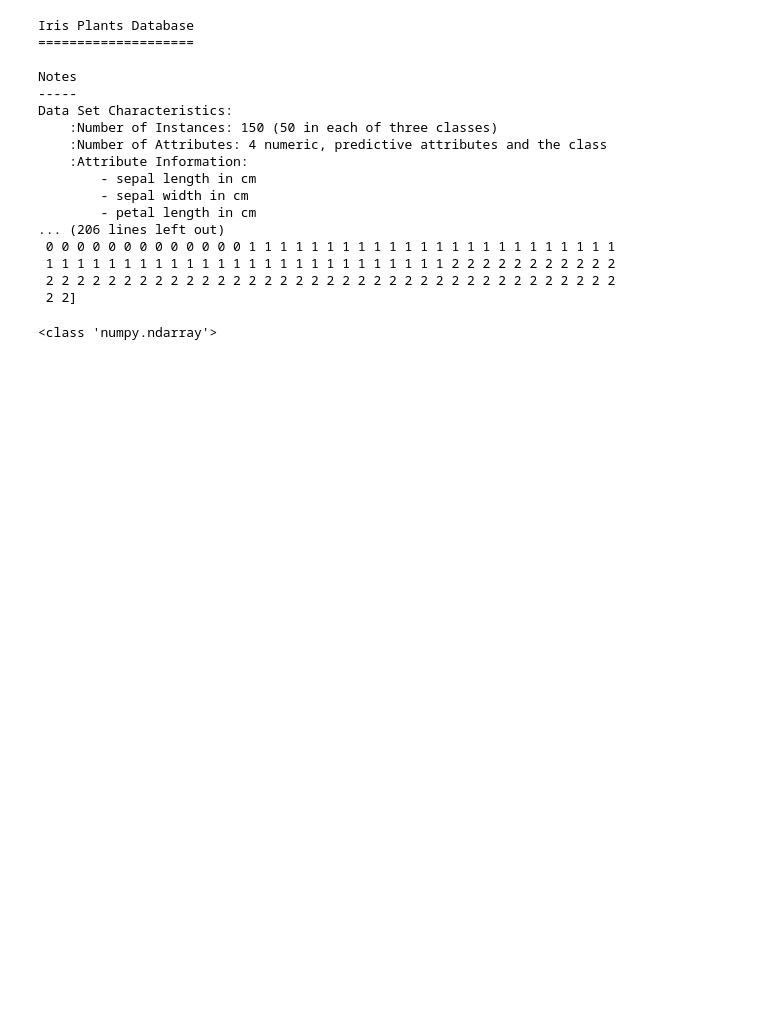
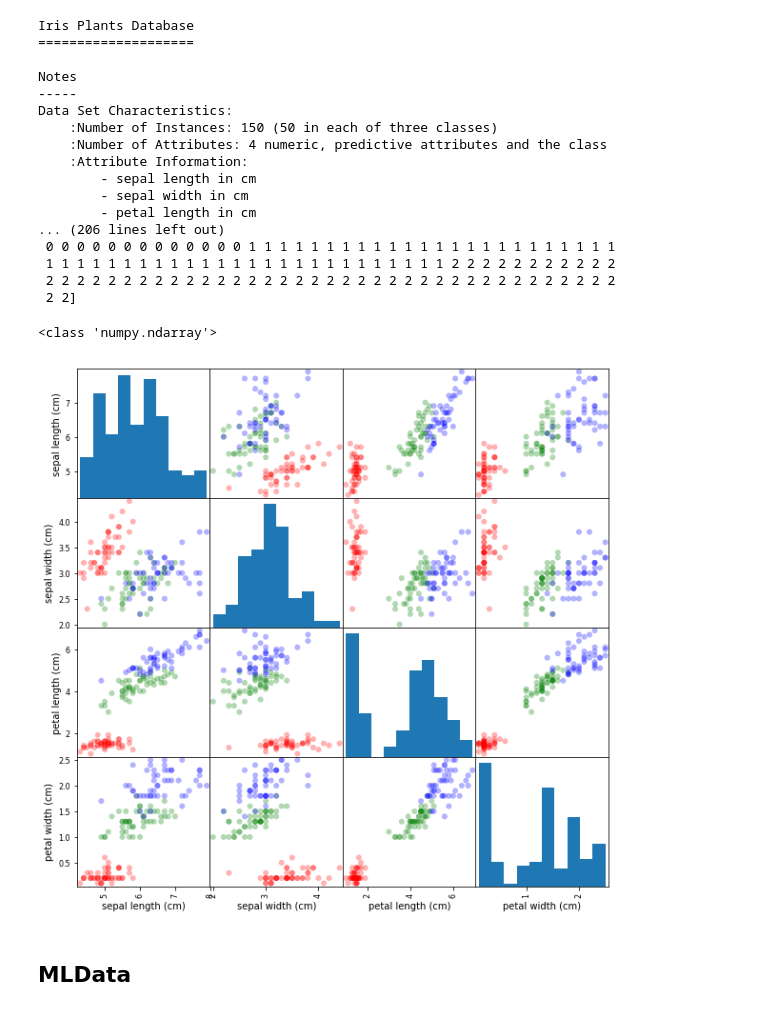
Before and after one commit to datascience4me/PythonDataScience_Essentials, a Jupyter notebook: Datasets.ipynb, the cells around one changed output. Cells and saved outputs as stored; diff of their text form; code cells hidden in the pictures; blank space fills up the shorter version.

```diff
--- a/Datasets.ipynb
+++ b/Datasets.ipynb
@@ -31,3 +33,20 @@ Data Set Characteristics:
 print(type(iris.data))
 # %% [output]
 <class 'numpy.ndarray'>
+# %%
+%matplotlib inline
+
+import pandas as pd
+import numpy as np
+colors = list()
+palette = {0:"red", 1:"green", 2:"blue"}
+for c in np.nditer(iris.target):
+    colors.append(palette[int(c)])
+
+dataframe = pd.DataFrame(iris.data, columns = iris.feature_names)
+sc = pd.plotting.scatter_matrix(dataframe,alpha = 0.3, figsize=(10,10),
+                      diagonal="hist", color = colors, marker = "0", grid=True)
+# %% [output]
+[figure, added]
+# %% [markdown]
+## MLData
```
Also changed, not shown: parts of 11 cells of this notebook, 6 other files.
